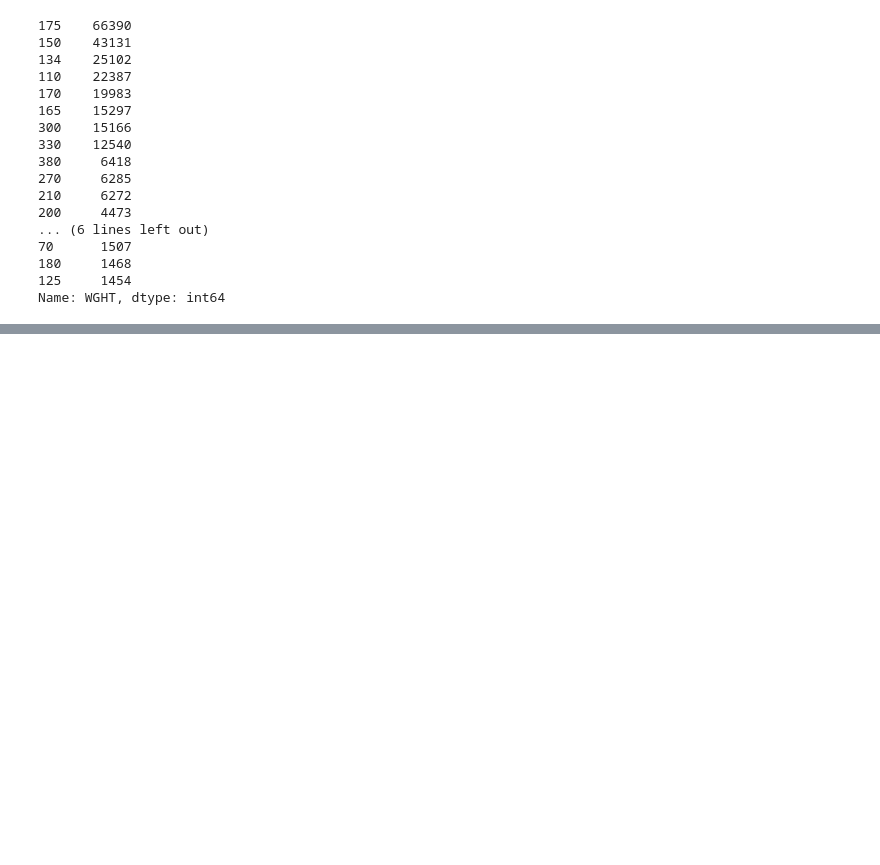
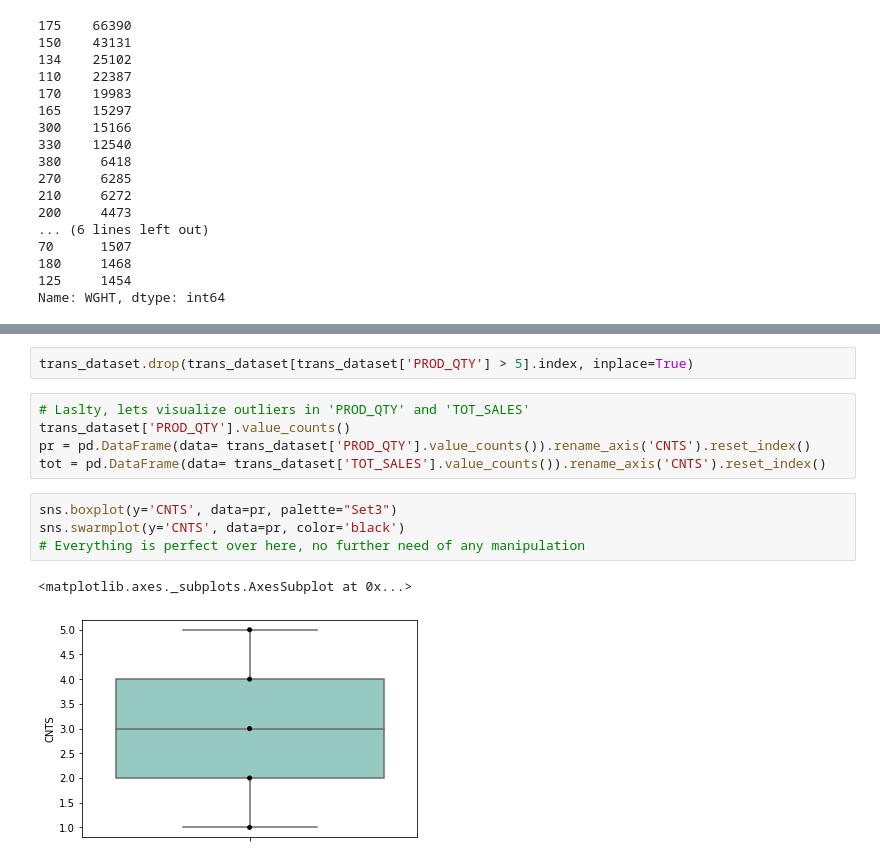
Before and after one commit to usamatrq94/Quantium-Intership, a Jupyter notebook: Q1- week1.ipynb, the cells around one changed output, grey strips where cells are left out. Saved outputs shown, nothing was run; the diff lists cells and outputs as text; blank space fills up the shorter version.

```diff
--- a/Q1- week1.ipynb
+++ b/Q1- week1.ipynb
@@ -289,0 +319,14 @@ trans_dataset.dtyp
+# %%
+trans_dataset.drop(trans_dataset[trans_dataset['PROD_QTY'] > 5].index, inplace=True)
+# %%
+# Laslty, lets visualize outliers in 'PROD_QTY' and 'TOT_SALES'
+trans_dataset['PROD_QTY'].value_counts()
+pr = pd.DataFrame(data= trans_dataset['PROD_QTY'].value_counts()).rename_axis('CNTS').reset_index()
+tot = pd.DataFrame(data= trans_dataset['TOT_SALES'].value_counts()).rename_axis('CNTS').reset_index()
+# %%
+sns.boxplot(y='CNTS', data=pr, palette="Set3")
+sns.swarmplot(y='CNTS', data=pr, color='black')
+# Everything is perfect over here, no further need of any manipulation
+# %% [output]
+<matplotlib.axes._subplots.AxesSubplot at 0x...>
+[figure, added]
```
Also changed, not shown: parts of 10 cells of this notebook.
